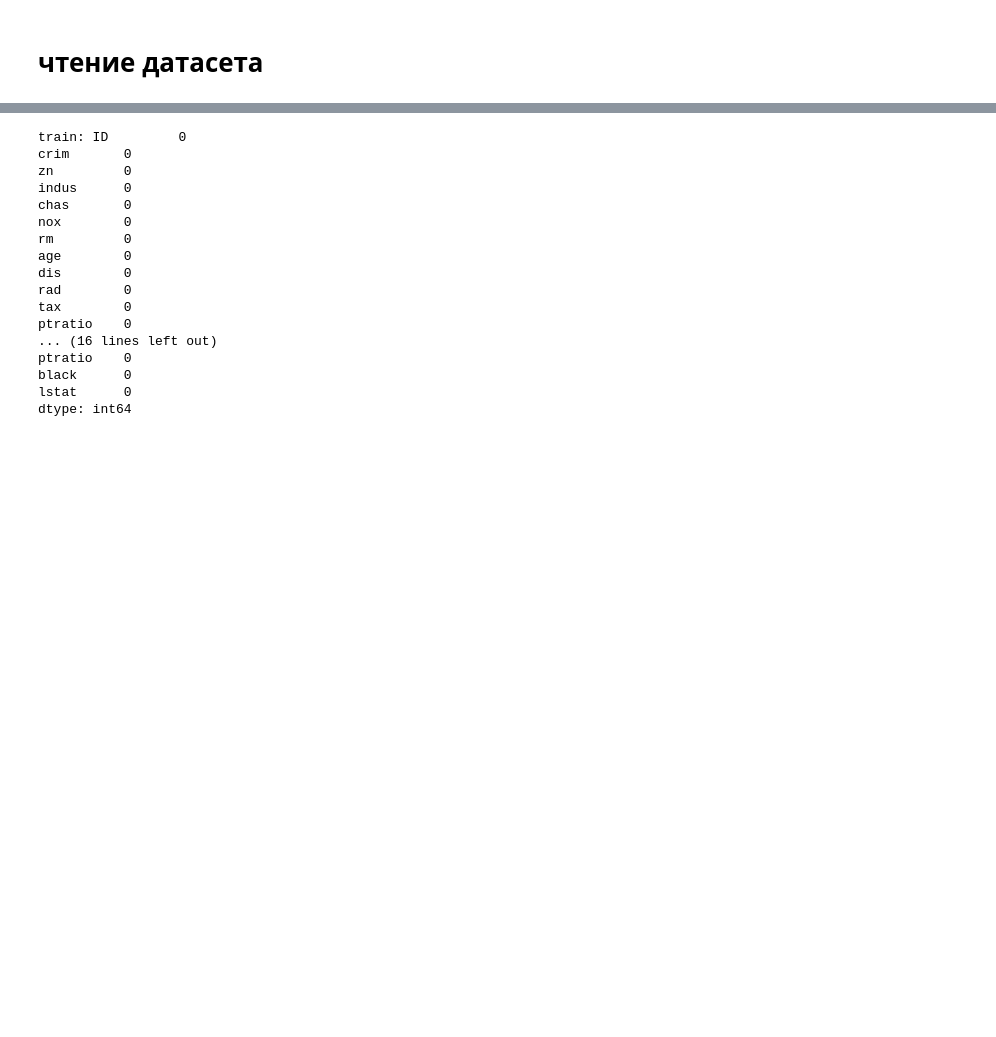
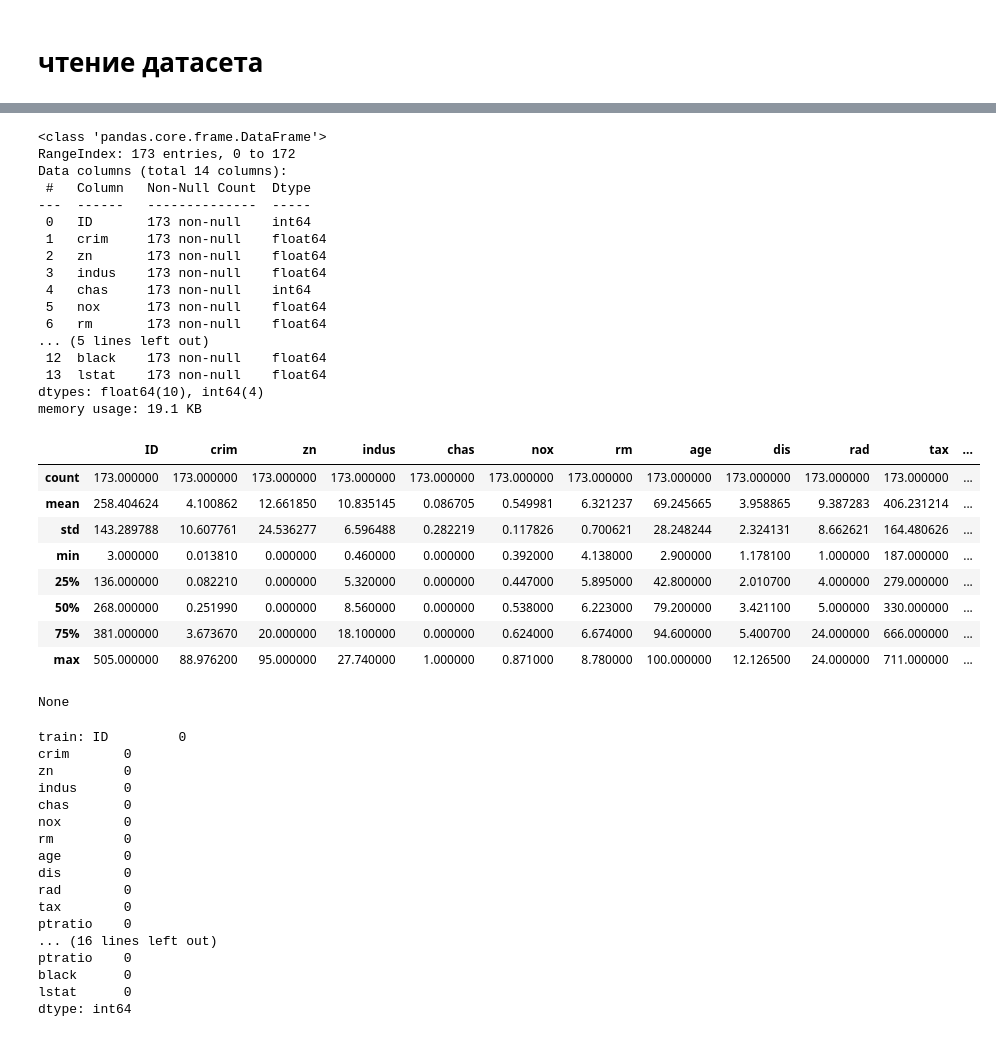
Before and after one commit to hxmkaNxch/num-and-method-lab1, a Jupyter notebook: solution.ipynb, the cells around one changed output, grey strips where cells are left out. Cells and saved outputs as stored; diff of their text form; code cells hidden in the pictures; blank space fills up the shorter version.

```diff
--- a/solution.ipynb
+++ b/solution.ipynb
@@ -51,3 +81,36 @@ max    396.900000   34.370000
+# %%
+display(
+    test_df.describe(),
+    test_df.info(),
+)
+# %% [output]
+<class 'pandas.core.frame.DataFrame'>
+RangeIndex: 173 entries, 0 to 172
+Data columns (total 14 columns):
+ #   Column   Non-Null Count  Dtype
+---  ------   --------------  -----
+ 0   ID       173 non-null    int64
+ 1   crim     173 non-null    float64
+ 2   zn       173 non-null    float64
+ 3   indus    173 non-null    float64
+ 4   chas     173 non-null    int64
+ 5   nox      173 non-null    float64
+ 6   rm       173 non-null    float64
+... (5 lines left out)
+ 12  black    173 non-null    float64
+ 13  lstat    173 non-null    float64
+dtypes: float64(10), int64(4)
+memory usage: 19.1 KB
+|  | ID | crim | zn | indus | chas | nox | rm | age | dis | rad | tax | ... |
+| count | 173.000000 | 173.000000 | 173.000000 | 173.000000 | 173.000000 | 173.000000 | 173.000000 | 173.000000 | 173.000000 | 173.000000 | 173.000000 | ... |
+| mean | 258.404624 | 4.100862 | 12.661850 | 10.835145 | 0.086705 | 0.549981 | 6.321237 | 69.245665 | 3.958865 | 9.387283 | 406.231214 | ... |
+| std | 143.289788 | 10.607761 | 24.536277 | 6.596488 | 0.282219 | 0.117826 | 0.700621 | 28.248244 | 2.324131 | 8.662621 | 164.480626 | ... |
+| min | 3.000000 | 0.013810 | 0.000000 | 0.460000 | 0.000000 | 0.392000 | 4.138000 | 2.900000 | 1.178100 | 1.000000 | 187.000000 | ... |
+| 25% | 136.000000 | 0.082210 | 0.000000 | 5.320000 | 0.000000 | 0.447000 | 5.895000 | 42.800000 | 2.010700 | 4.000000 | 279.000000 | ... |
+| 50% | 268.000000 | 0.251990 | 0.000000 | 8.560000 | 0.000000 | 0.538000 | 6.223000 | 79.200000 | 3.421100 | 5.000000 | 330.000000 | ... |
+| 75% | 381.000000 | 3.673670 | 20.000000 | 18.100000 | 0.000000 | 0.624000 | 6.674000 | 94.600000 | 5.400700 | 24.000000 | 666.000000 | ... |
+| max | 505.000000 | 88.976200 | 95.000000 | 27.740000 | 1.000000 | 0.871000 | 8.780000 | 100.000000 | 12.126500 | 24.000000 | 711.000000 | ... |
+None
 # %%
 # пропуски
 print(f'train: {train_df.isnull().sum()}')
```
Also changed, not shown: parts of 12 cells of this notebook, 1 other file.
